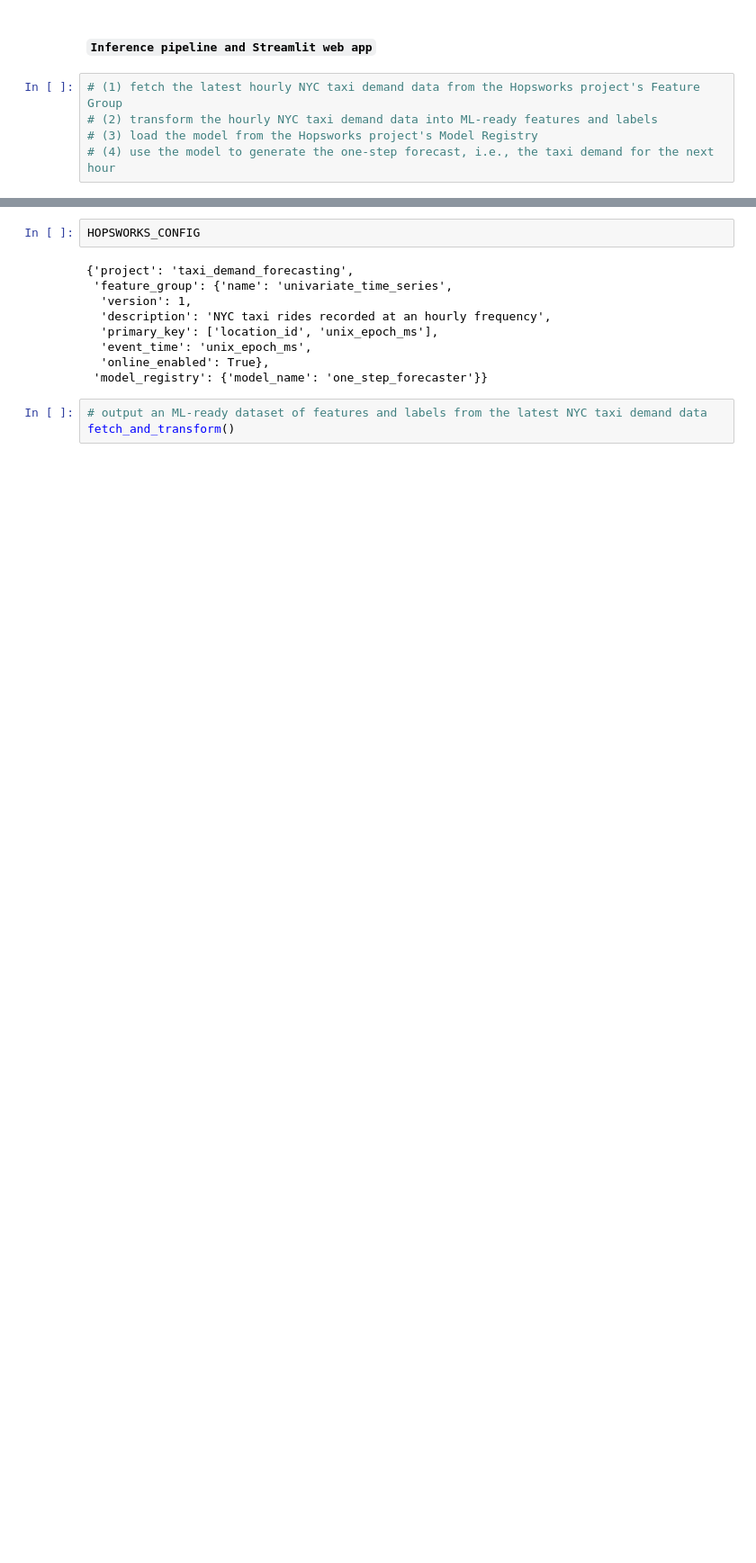
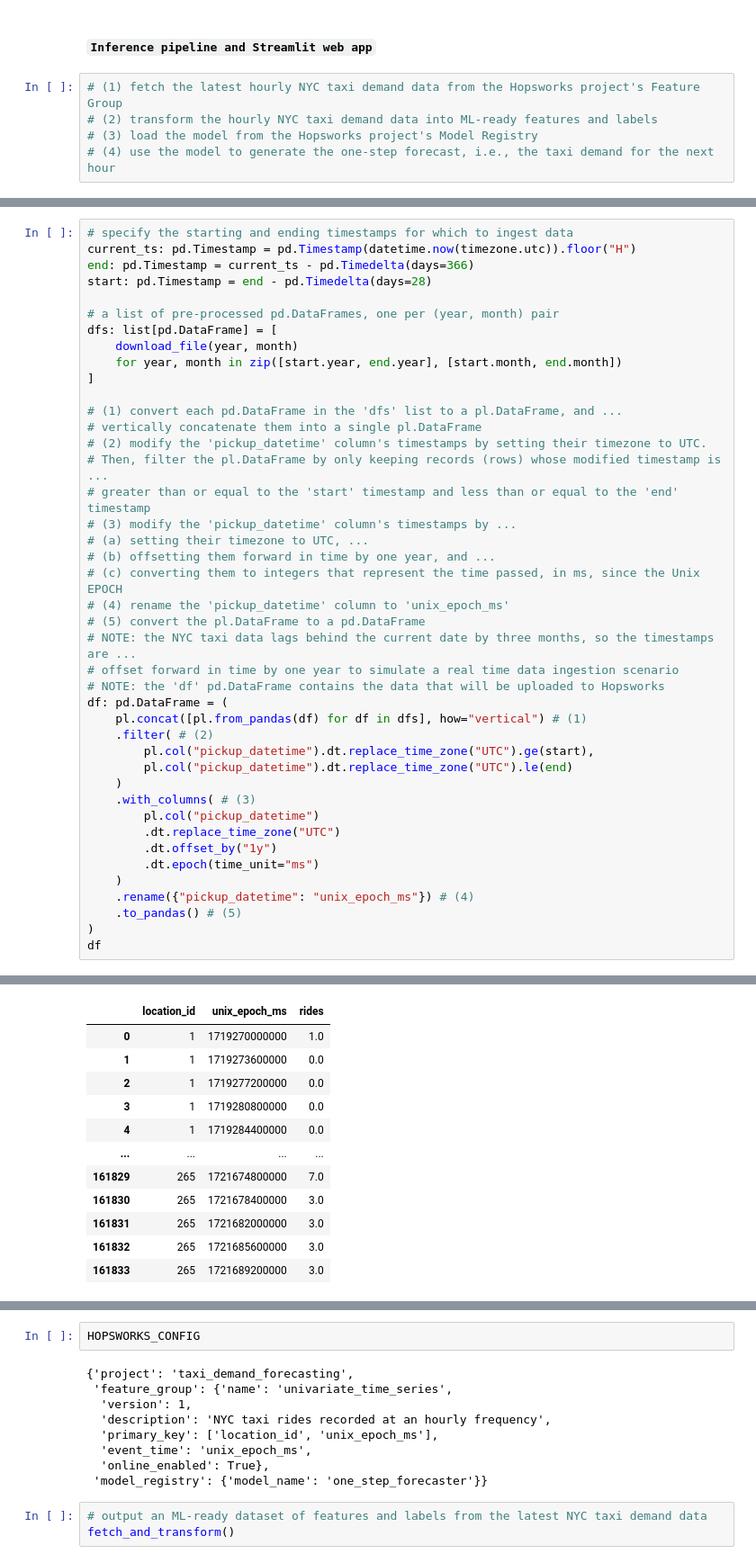
Before and after one commit to ncheymbamalu/taxi-demand-forecasting, a Jupyter notebook: notebooks/taxi_demand_forecasting.ipynb, the cells around one changed output, grey strips where cells are left out. Shown: that part at 90% size. Saved outputs shown, nothing was run; the diff lists cells and outputs as text; blank space fills up the shorter version.

```diff
--- a/notebooks/taxi_demand_forecasting.ipynb
+++ b/notebooks/taxi_demand_forecasting.ipynb
@@ -415,3 +355,46 @@ from src.feature_store_api import HOPSWORKS_CONFIG
 from src.inference import generate_forecast
 from src.pipelines.training_pipeline import evaluate_model
 from src.transform import fetch_and_transform, plot_record
+# %%
+# specify the starting and ending timestamps for which to ingest data
+current_ts: pd.Timestamp = pd.Timestamp(datetime.now(timezone.utc)).floor("H")
+end: pd.Timestamp = current_ts - pd.Timedelta(days=366)
+start: pd.Timestamp = end - pd.Timedelta(days=28)
+
+# a list of pre-processed pd.DataFrames, one per (year, month) pair
+dfs: list[pd.DataFrame] = [
+    download_file(year, month)
+    for year, month in zip([start.year, end.year], [start.month, end.month])
+]
+
+# (1) convert each pd.DataFrame in the 'dfs' list to a pl.DataFrame, and ...
+# vertically concatenate them into a single pl.DataFrame
+# (2) modify the 'pickup_datetime' column's timestamps by setting their timezone to UTC.
+# Then, filter the pl.DataFrame by only keeping records (rows) whose modified timestamp is ...
+# greater than or equal to the 'start' timestamp and less than or equal to the 'end' timestamp
+# (3) modify the 'pickup_datetime' column's timestamps by ...
+# (a) setting their timezone to UTC, ...
+# (b) offsetting them forward in time by one year, and ...
+# (c) converting them to integers that represent the time passed, in ms, since the Unix EPOCH
+# (4) rename the 'pickup_datetime' column to 'unix_epoch_ms'
+# (5) convert the pl.DataFrame to a pd.DataFrame
+# NOTE: the NYC taxi data lags behind the current date by three months, so the timestamps are ...
+# offset forward in time by one year to simulate a real time data ingestion scenario
+# NOTE: the 'df' pd.DataFrame contains the data that will be uploaded to Hopsworks
+df: pd.DataFrame = (
+    pl.concat([pl.from_pandas(df) for df in dfs], how="vertical") # (1)
+    .filter( # (2)
+        pl.col("pickup_datetime").dt.replace_time_zone("UTC").ge(start),
+        pl.col("pickup_datetime").dt.replace_time_zone("UTC").le(end)
+    )
+    .with_columns( # (3)
+        pl.col("pickup_datetime")
+        .dt.replace_time_zone("UTC")
+        .dt.offset_by("1y")
+        .dt.epoch(time_unit="ms")
+    )
+    .rename({"pickup_datetime": "unix_epoch_ms"}) # (4)
+    .to_pandas() # (5)
+)
+df
+# %% [output]
@@ -417,0 +403,12 @@ from src.transform import fetch_and_transform, plot_record
+|  | location_id | unix_epoch_ms | rides |
+| 0 | 1 | 1719270000000 | 1.0 |
+| 1 | 1 | 1719273600000 | 0.0 |
+| 2 | 1 | 1719277200000 | 0.0 |
+| 3 | 1 | 1719280800000 | 0.0 |
+| 4 | 1 | 1719284400000 | 0.0 |
+| ... | ... | ... | ... |
+| 161829 | 265 | 1721674800000 | 7.0 |
+| 161830 | 265 | 1721678400000 | 3.0 |
+| 161831 | 265 | 1721682000000 | 3.0 |
+| 161832 | 265 | 1721685600000 | 3.0 |
+| 161833 | 265 | 1721689200000 | 3.0 |
```
Also changed, not shown: parts of 21 cells of this notebook, 6 other files.
